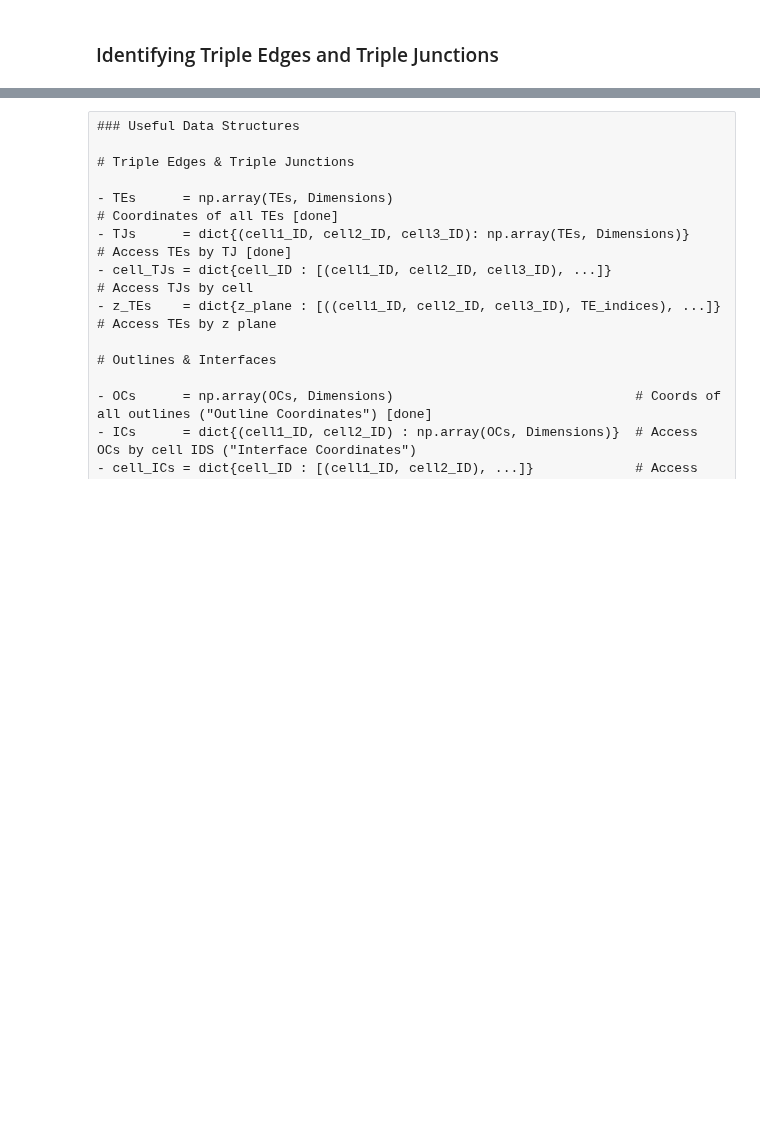
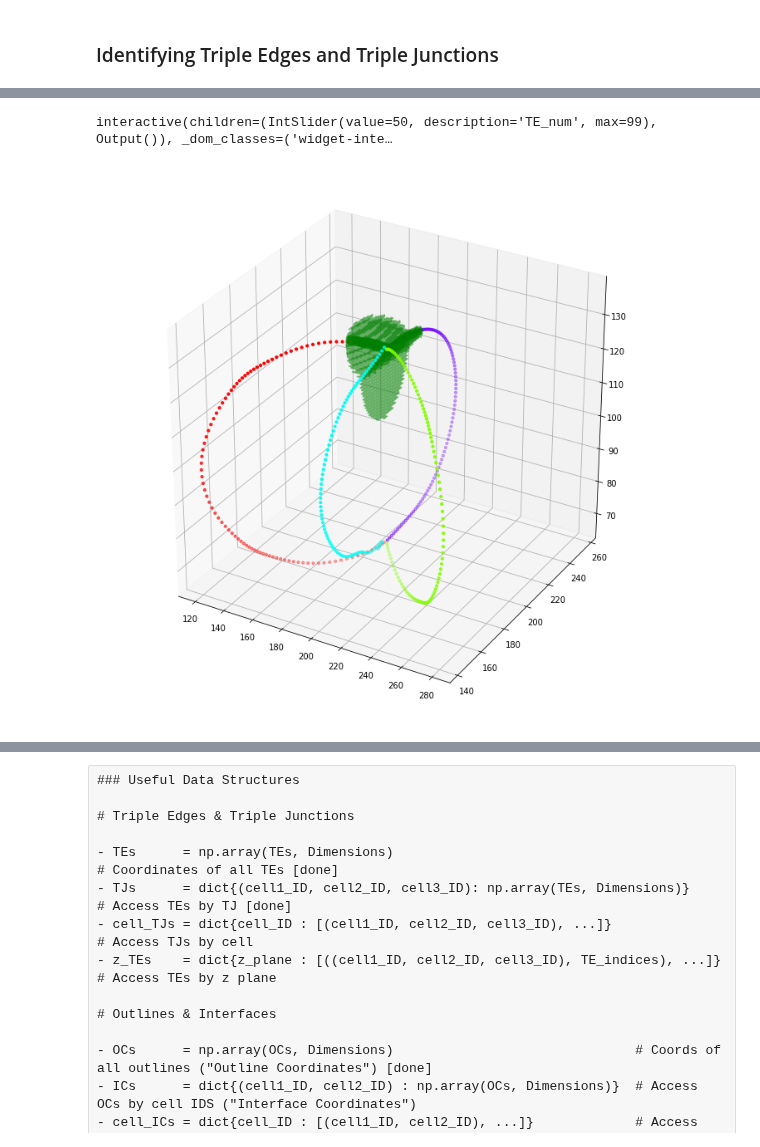
Before and after one commit to amarallab/pyCFI, a Jupyter notebook: notebooks/DEV_angles.ipynb, the cells around one changed output, grey strips where cells are left out. Cells and saved outputs as stored; diff of their text form; code cells hidden in the pictures; blank space fills up the shorter version.

```diff
--- a/notebooks/DEV_angles.ipynb
+++ b/notebooks/DEV_angles.ipynb
@@ -148,0 +488,73 @@ plt.show()
+# %%
+### Visualize view in plane
+
+@interact(TE_num=(0,99,1))
+def visualize_plane(TE_num=50):
+
+    # Prep
+    plt.figure(figsize=(12,9))
+
+    # Plot points
+    plt.scatter(all_projected[TE_num][:,0],
+                all_projected[TE_num][:,1],
+                c=all_dists[TE_num],
+                s=20, alpha=0.8, linewidth=0)
+    plt.colorbar(label='distance')
+
+    # Get sensible axis extents
+    plt.axis('equal')
+    xlim, ylim = plt.gca().get_xlim(), plt.gca().get_ylim()
+
+    # Mark origin
+    plt.scatter(0, 0, c='r', s=100, linewidth=0)
+
+    # Mark TJ
+    proj_TJ, _ = p2p_projection(normal_vec, TJ-TE)
+    plt.plot(proj_TJ[:,0], proj_TJ[:,1], c='r')
+
+    # Set sensible axis extents
+    plt.xlim(xlim); plt.ylim(ylim)
+
+    # Label
+    plt.xlabel('u')
+    plt.ylabel('v')
+
+    # Done
+    plt.tight_layout()
+    plt.show()
+# %% [output]
+interactive(children=(IntSlider(value=50, description='TE_num', max=99), Output()), _dom_classes=('widget-inte…
+# %%
+### Visualize in 3D context
+
+# Prepare the plot
+fig = plt.figure(figsize=(12,12))
+ax  = fig.add_subplot(111, projection='3d')
+
+# Plot each TJ spline in a different color
+for TJ_num,TJ_ID in enumerate(TJs.keys()):
+    ax.scatter(TJs_splev[TJ_ID][:,2],
+               TJs_splev[TJ_ID][:,1],
+               TJs_splev[TJ_ID][:,0],
+               c=[TJ_num for _ in range(TJs_splev[TJ_ID].shape[0])],
+               cmap='hsv', vmin=0, vmax=len(TJs), s=10)
+
+## Also show cell outlines [takes a few seconds to render!]
+#ax.scatter([c[2] for c in OCs],
+#           [c[1] for c in OCs],
+#           [c[0] for c in OCs],
+#           c='gray', alpha=0.05, linewidth=0, s=5)
+
+# Show the selected points
+ax.scatter(OCs[SNN,2], OCs[SNN,1], OCs[SNN,0],
+           c='green', alpha=0.5, linewidth=0, s=5)
+
+## Axis limits
+#ax.set_xlim([0,400])
+#ax.set_ylim([0,400])
+#ax.set_zlim([0,400])
+
+# Finish
+plt.show()
+# %% [output]
+[figure, added]
```
Also changed, not shown: parts of 32 cells of this notebook.
